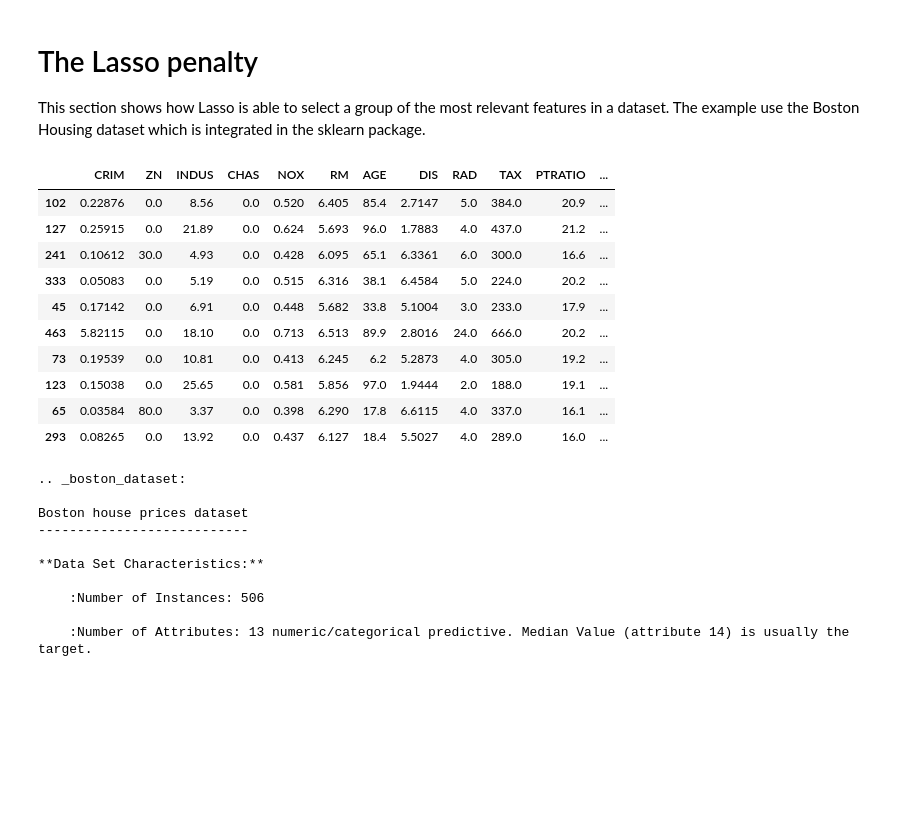
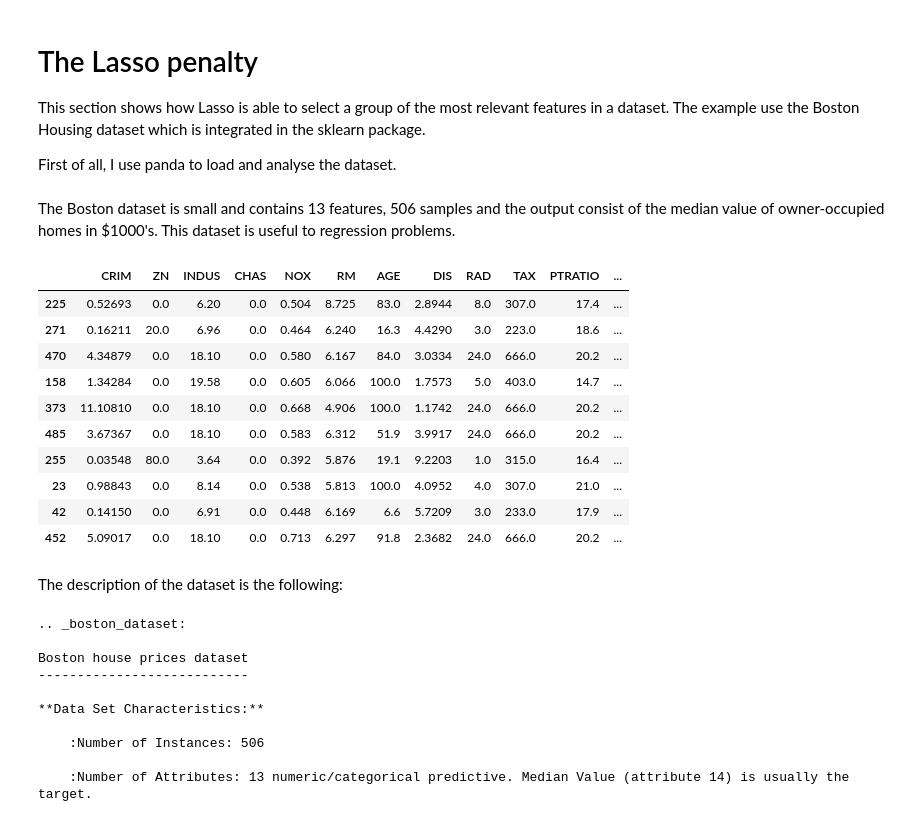
Before and after one commit to henry-sabogal/bioinformatics_project, a Jupyter notebook: LassoRegression.ipynb, the cells around one changed output. Drawn from its saved outputs; the diff is of its cells as text; code cells hidden in the pictures; blank space fills up the shorter version.

```diff
--- a/LassoRegression.ipynb
+++ b/LassoRegression.ipynb
@@ -27,25 +27,31 @@ from sklearn.preprocessing import StandardScaler
 <h1>The Lasso penalty</h1>
 
 <p>This section shows how Lasso is able to select a group of the most relevant features in a dataset. The example use the Boston Housing dataset which is integrated in the sklearn package.</p>
+
+<p>First of all, I use panda to load and analyse the dataset. </p>
 # %%
 from sklearn.datasets import load_boston
+# %% [markdown]
+<p>The Boston dataset is small and contains 13 features, 506 samples and the output consist of the median value of owner-occupied homes in $1000's. This dataset is useful to regression problems.</p>
 # %%
 boston = load_boston()
 boston_df = pd.DataFrame(boston.data,columns=boston.feature_names)
-boston_df['Price'] = boston.target
+boston_df['MEDV'] = boston.target
 boston_df.sample(10)
 # %% [output]
 |  | CRIM | ZN | INDUS | CHAS | NOX | RM | AGE | DIS | RAD | TAX | PTRATIO | ... |
-| 102 | 0.22876 | 0.0 | 8.56 | 0.0 | 0.520 | 6.405 | 85.4 | 2.7147 | 5.0 | 384.0 | 20.9 | ... |
-| 127 | 0.25915 | 0.0 | 21.89 | 0.0 | 0.624 | 5.693 | 96.0 | 1.7883 | 4.0 | 437.0 | 21.2 | ... |
-| 241 | 0.10612 | 30.0 | 4.93 | 0.0 | 0.428 | 6.095 | 65.1 | 6.3361 | 6.0 | 300.0 | 16.6 | ... |
-| 333 | 0.05083 | 0.0 | 5.19 | 0.0 | 0.515 | 6.316 | 38.1 | 6.4584 | 5.0 | 224.0 | 20.2 | ... |
-| 45 | 0.17142 | 0.0 | 6.91 | 0.0 | 0.448 | 5.682 | 33.8 | 5.1004 | 3.0 | 233.0 | 17.9 | ... |
-| 463 | 5.82115 | 0.0 | 18.10 | 0.0 | 0.713 | 6.513 | 89.9 | 2.8016 | 24.0 | 666.0 | 20.2 | ... |
-| 73 | 0.19539 | 0.0 | 10.81 | 0.0 | 0.413 | 6.245 | 6.2 | 5.2873 | 4.0 | 305.0 | 19.2 | ... |
-| 123 | 0.15038 | 0.0 | 25.65 | 0.0 | 0.581 | 5.856 | 97.0 | 1.9444 | 2.0 | 188.0 | 19.1 | ... |
-| 65 | 0.03584 | 80.0 | 3.37 | 0.0 | 0.398 | 6.290 | 17.8 | 6.6115 | 4.0 | 337.0 | 16.1 | ... |
-| 293 | 0.08265 | 0.0 | 13.92 | 0.0 | 0.437 | 6.127 | 18.4 | 5.5027 | 4.0 | 289.0 | 16.0 | ... |
+| 225 | 0.52693 | 0.0 | 6.20 | 0.0 | 0.504 | 8.725 | 83.0 | 2.8944 | 8.0 | 307.0 | 17.4 | ... |
+| 271 | 0.16211 | 20.0 | 6.96 | 0.0 | 0.464 | 6.240 | 16.3 | 4.4290 | 3.0 | 223.0 | 18.6 | ... |
+| 470 | 4.34879 | 0.0 | 18.10 | 0.0 | 0.580 | 6.167 | 84.0 | 3.0334 | 24.0 | 666.0 | 20.2 | ... |
+| 158 | 1.34284 | 0.0 | 19.58 | 0.0 | 0.605 | 6.066 | 100.0 | 1.7573 | 5.0 | 403.0 | 14.7 | ... |
+| 373 | 11.10810 | 0.0 | 18.10 | 0.0 | 0.668 | 4.906 | 100.0 | 1.1742 | 24.0 | 666.0 | 20.2 | ... |
+| 485 | 3.67367 | 0.0 | 18.10 | 0.0 | 0.583 | 6.312 | 51.9 | 3.9917 | 24.0 | 666.0 | 20.2 | ... |
+| 255 | 0.03548 | 80.0 | 3.64 | 0.0 | 0.392 | 5.876 | 19.1 | 9.2203 | 1.0 | 315.0 | 16.4 | ... |
+| 23 | 0.98843 | 0.0 | 8.14 | 0.0 | 0.538 | 5.813 | 100.0 | 4.0952 | 4.0 | 307.0 | 21.0 | ... |
+| 42 | 0.14150 | 0.0 | 6.91 | 0.0 | 0.448 | 6.169 | 6.6 | 5.7209 | 3.0 | 233.0 | 17.9 | ... |
+| 452 | 5.09017 | 0.0 | 18.10 | 0.0 | 0.713 | 6.297 | 91.8 | 2.3682 | 24.0 | 666.0 | 20.2 | ... |
+# %% [markdown]
+<p>The description of the dataset is the following:</p>
 # %%
 print(boston.DESCR)
 # %% [output]
```
Also changed, not shown: parts of 24 cells of this notebook, 3 other files.
